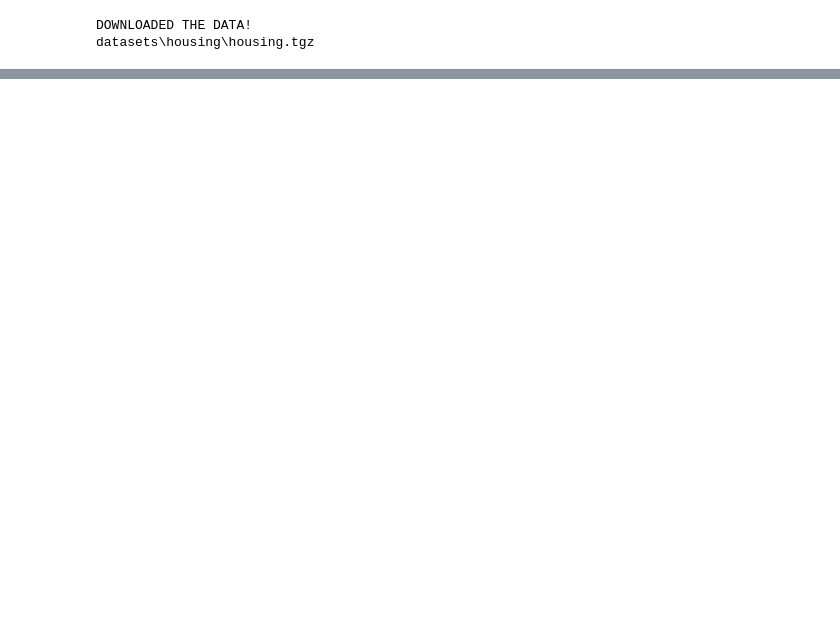
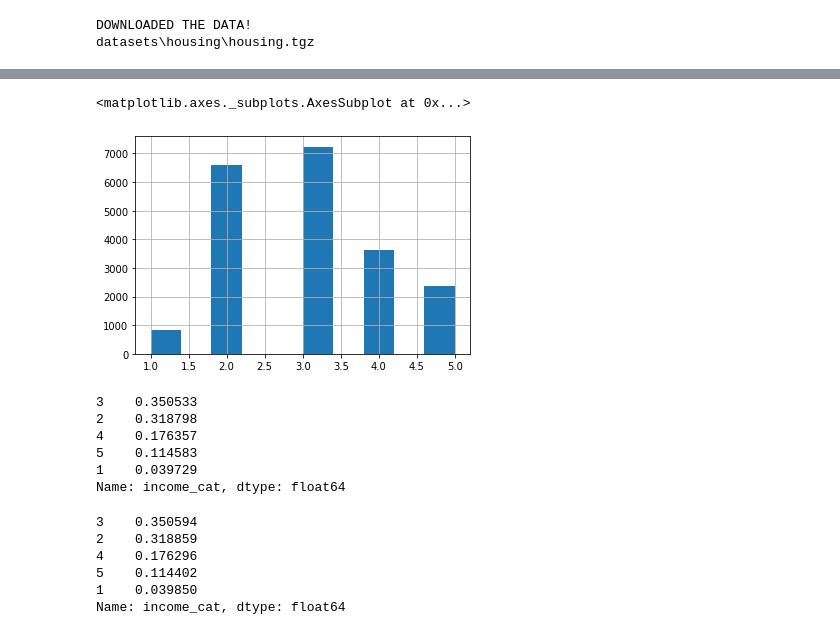
Before and after one commit to pineappledreams/kaggle-and-friends, a Jupyter notebook: geron/MLHousing.ipynb, the cells around one changed output, grey strips where cells are left out. Cells and saved outputs as stored; diff of their text form; code cells hidden in the pictures; blank space fills up the shorter version.

```diff
--- a/geron/MLHousing.ipynb
+++ b/geron/MLHousing.ipynb
@@ -97,0 +113,13 @@ memory usage: 1.6+ MB
+# %%
+#Stratisfy the data.
+
+import numpy as np
+
+housing["income_cat"] = pd.cut(housing["median_income"],
+                            bins=[0, 1.5, 3.0, 4.5, 6., np.inf],
+                            labels=[1, 2, 3, 4, 5])
+
+housing["income_cat"].hist()
+# %% [output]
+<matplotlib.axes._subplots.AxesSubplot at 0x...>
+[figure, added]
@@ -97,0 +132,18 @@ memory usage: 1.6+ MB
+# %%
+strat_test_set["income_cat"].value_counts() / len(strat_test_set)
+# %% [output]
+3    0.350533
+2    0.318798
+4    0.176357
+5    0.114583
+1    0.039729
+Name: income_cat, dtype: float64
+# %%
+strat_train_set["income_cat"].value_counts() / len(strat_train_set)
+# %% [output]
+3    0.350594
+2    0.318859
+4    0.176296
+5    0.114402
+1    0.039850
+Name: income_cat, dtype: float64
```
Also changed, not shown: parts of 13 cells of this notebook.
